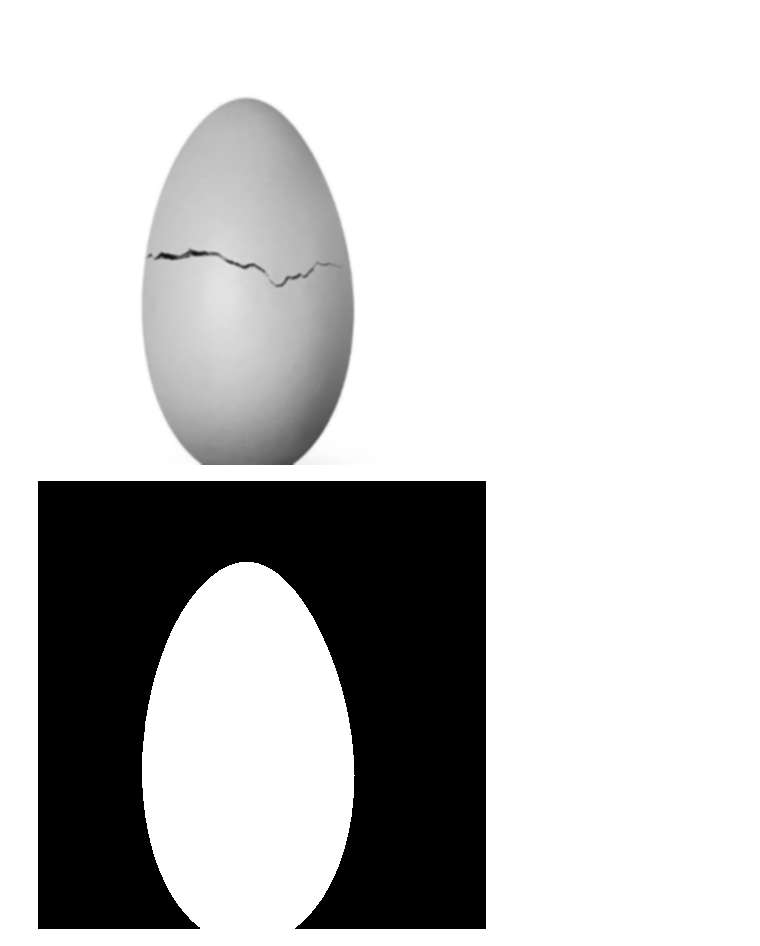
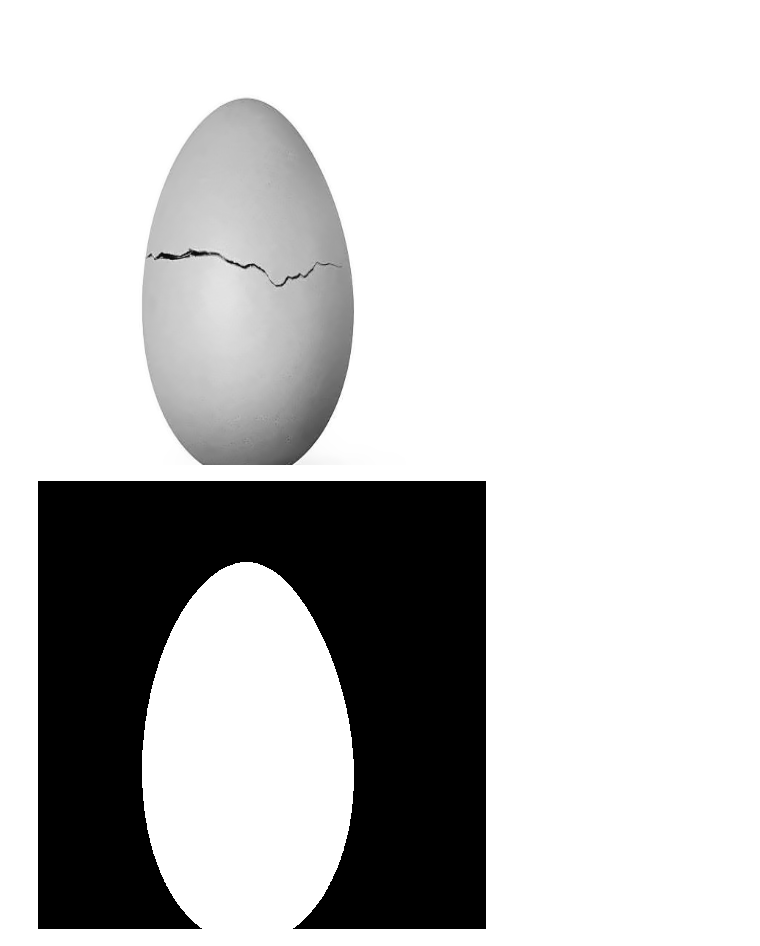
Before and after one commit to UlkuTuncerKucuktas/Egg-Fracture-Detector, a Jupyter notebook: egg_fracture_detector.ipynb, the cells around one changed output. Cells and saved outputs as stored; diff of their text form; code cells hidden in the pictures.

```diff
--- a/egg_fracture_detector.ipynb
+++ b/egg_fracture_detector.ipynb
@@ -3,30 +3,29 @@
 # %%
 import cv2
 import PIL
 from IPython.display import Image
 %matplotlib inline
 import matplotlib.pyplot as plt
 
 
 def imshow(img):
   imshow = PIL.Image.fromarray(img)
   display(imshow)
 
 img = cv2.imread("/content/istockphoto-177700053-612x612.jpg",0)
 img = cv2.resize(img,(448,448))
 
 img = cv2.fastNlMeansDenoising(img)
 
-img = cv2.GaussianBlur(img,(5,5),0)
 
 img_rgb = cv2.imread("/content/istockphoto-177700053-612x612.jpg")
 img_rgb = cv2.cvtColor(img_rgb, cv2.COLOR_BGR2RGB)
 img_rgb = cv2.resize(img_rgb,(448,448))
 
 
 imshow(img)
 # %% [output]
-[figure, old version]
+[figure, new version]
 # %%
 import numpy as np
 
```
Also changed, not shown: parts of 2 cells of this notebook.
